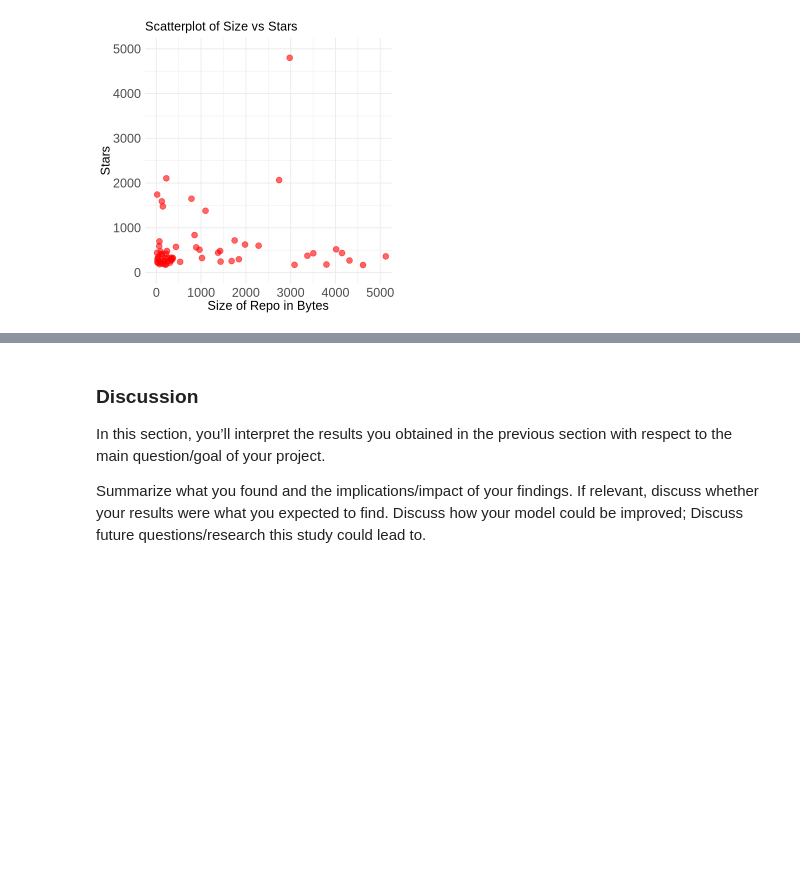
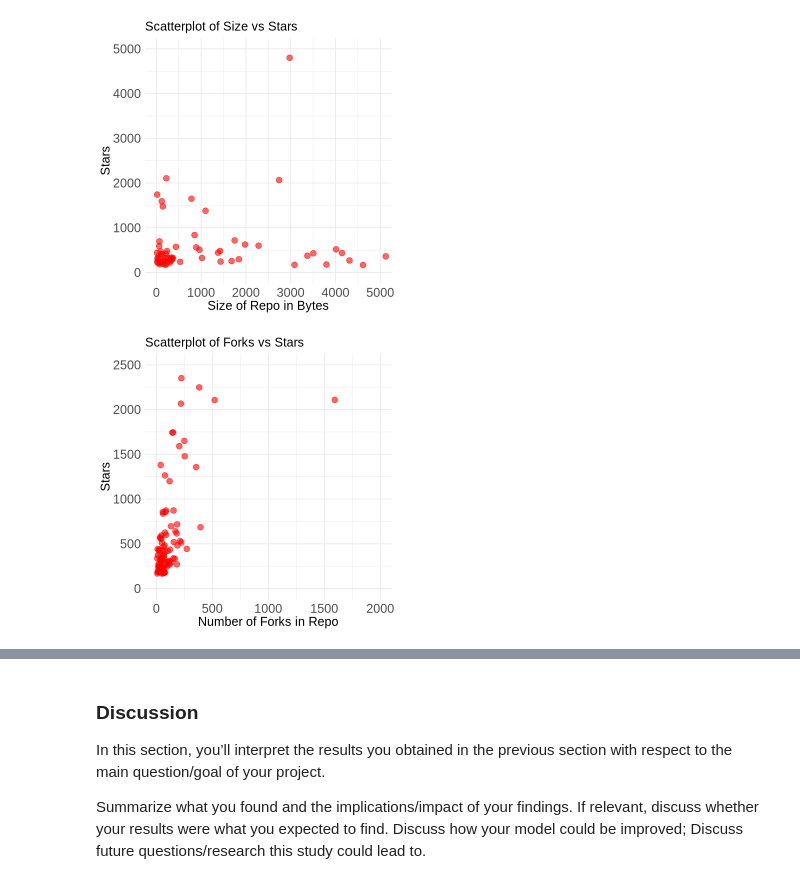
Before and after one commit to chloezandberg/stat301-final-project-group, a Jupyter notebook: final-project.ipynb, the cells around one changed output, grey strips where cells are left out. Cells and saved outputs as stored; diff of their text form; code cells hidden in the pictures; blank space fills up the shorter version.

Commit message:
scatterplots for continuous

```diff
--- a/final-project.ipynb
+++ b/final-project.ipynb
@@ -203,19 +203,21 @@ github_sample <- rep_sample_n(github_data_clean,size = 100, reps = 1, replace =
 # %%
 options(repr.plot.width = 5, repr.plot.height = 5)
 Forks_plot <- ggplot(github_sample, aes(x = forks, y = stars)) +
   geom_point(color = "red", alpha = 0.6, size = 3) +
   labs(title = "Scatterplot of Forks vs Stars",
        x = "Number of Forks in Repo",
        y = "Stars") +
-    coord_cartesian(xlim = c(0, 5000), ylim = c(0, 40000)) +
+    coord_cartesian(xlim = c(0, 2000), ylim = c(0, 2500)) +
   theme_minimal() +
   theme(
     plot.title = element_text(size = 15),
     axis.title = element_text(size = 15),
     axis.text = element_text(size = 15)
   )
 
 Forks_plot
+# %% [output]
+[figure, added]
 # %%
 options(repr.plot.width = 5, repr.plot.height = 5)
 Issues_plot <- ggplot(github_sample, aes(x = issues, y = stars)) +
```
Also changed, not shown: parts of 2 cells of this notebook.
